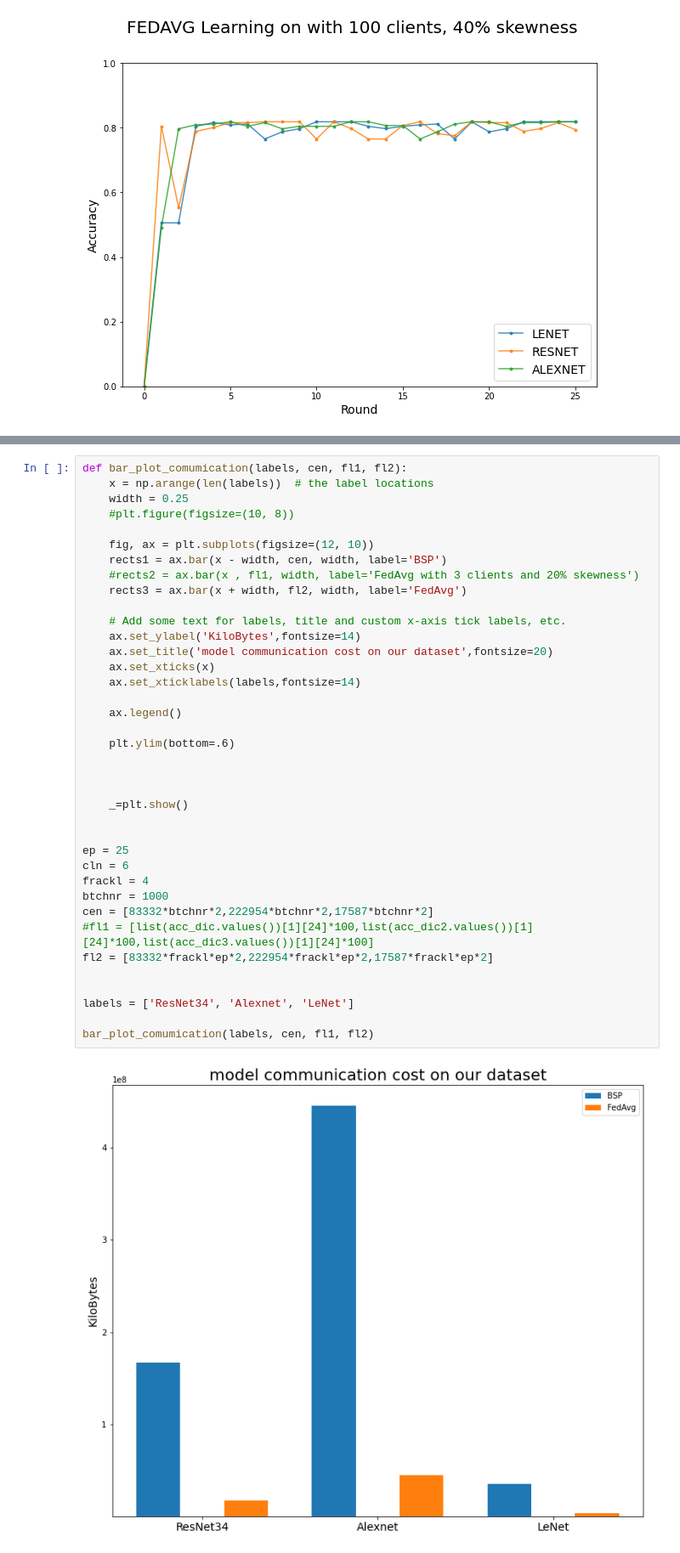
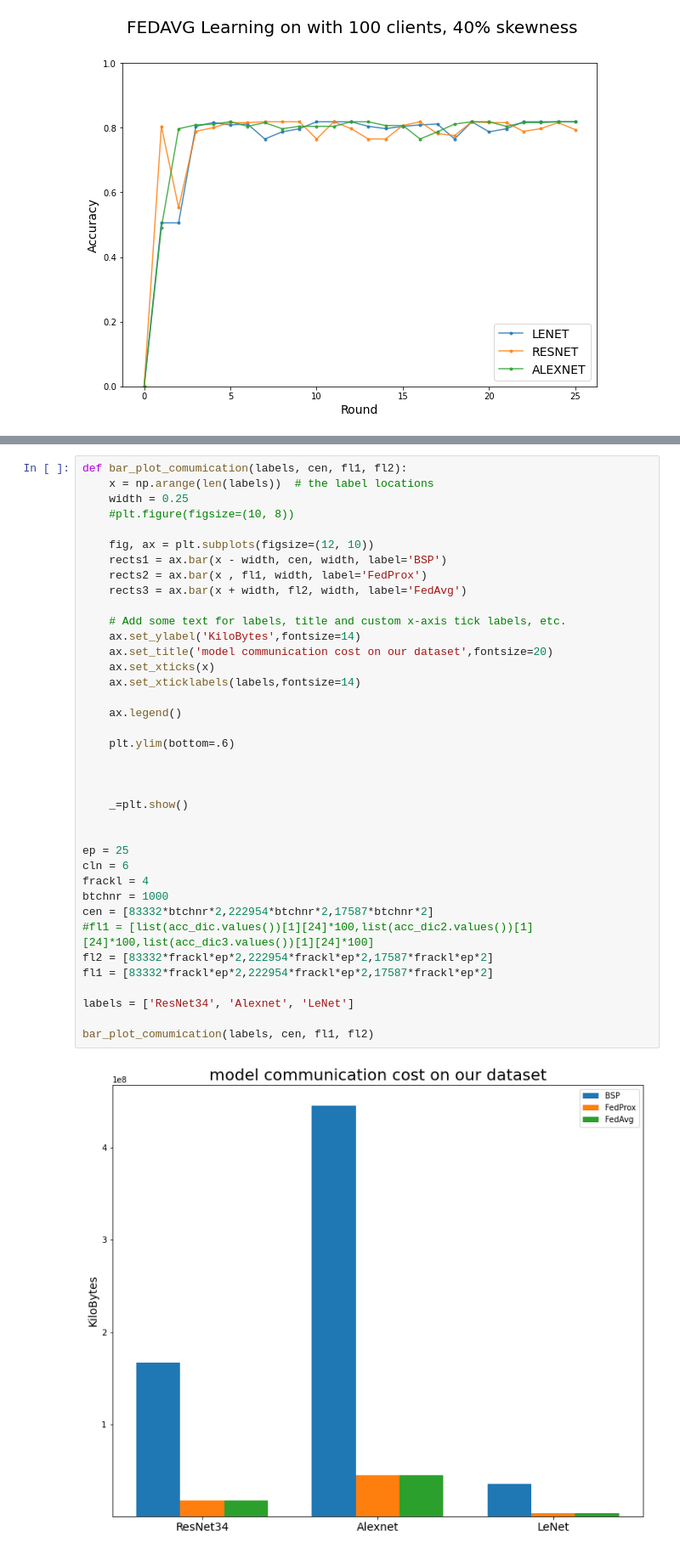
Before and after one commit to anandcu3/Federated-Learning-for-Remote-Sensing, a Jupyter notebook: some weird real plots notbook edition .ipynb, the cells around one changed output, grey strips where cells are left out. Shown at 85% size. Cells and saved outputs as stored; diff of their text form.

Commit message:
more args added, plots get weirder

```diff
--- a/some weird real plots notbook edition .ipynb
+++ b/some weird real plots notbook edition .ipynb
@@ -261,35 +291,35 @@ def bar_plot_comumication(labels, cen, fl1, fl2):
 
     fig, ax = plt.subplots(figsize=(12, 10))
     rects1 = ax.bar(x - width, cen, width, label='BSP')
-    #rects2 = ax.bar(x , fl1, width, label='FedAvg with 3 clients and 20% skewness')
+    rects2 = ax.bar(x , fl1, width, label='FedProx')
     rects3 = ax.bar(x + width, fl2, width, label='FedAvg')
 
     # Add some text for labels, title and custom x-axis tick labels, etc.
     ax.set_ylabel('KiloBytes',fontsize=14)
     ax.set_title('model communication cost on our dataset',fontsize=20)
     ax.set_xticks(x)
     ax.set_xticklabels(labels,fontsize=14)
 
     ax.legend()
 
     plt.ylim(bottom=.6)
 
 
 
     _=plt.show()
 
 
 ep = 25
 cln = 6
 frackl = 4
 btchnr = 1000
 cen = [83332*btchnr*2,222954*btchnr*2,17587*btchnr*2]
 #fl1 = [list(acc_dic.values())[1][24]*100,list(acc_dic2.values())[1][24]*100,list(acc_dic3.values())[1][24]*100]
 fl2 = [83332*frackl*ep*2,222954*frackl*ep*2,17587*frackl*ep*2]
-
+fl1 = [83332*frackl*ep*2,222954*frackl*ep*2,17587*frackl*ep*2]
 
 labels = ['ResNet34', 'Alexnet', 'LeNet']
 
 bar_plot_comumication(labels, cen, fl1, fl2)
 # %% [output]
-[figure, old version]
+[figure, new version]
```
Also changed, not shown: parts of 3 cells of this notebook, 2 other files.
